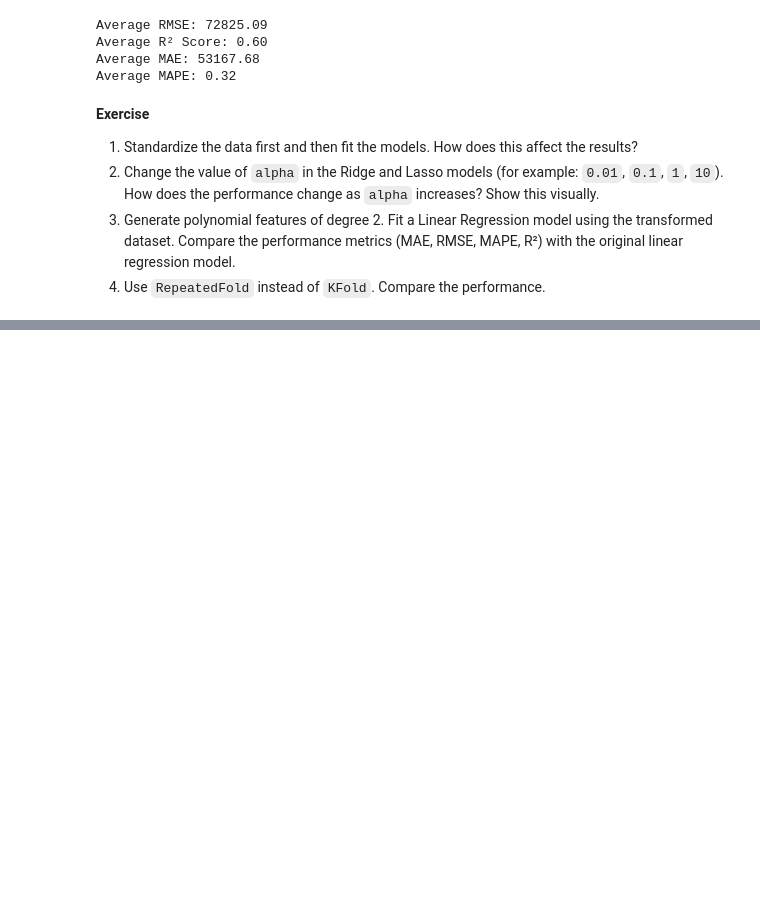
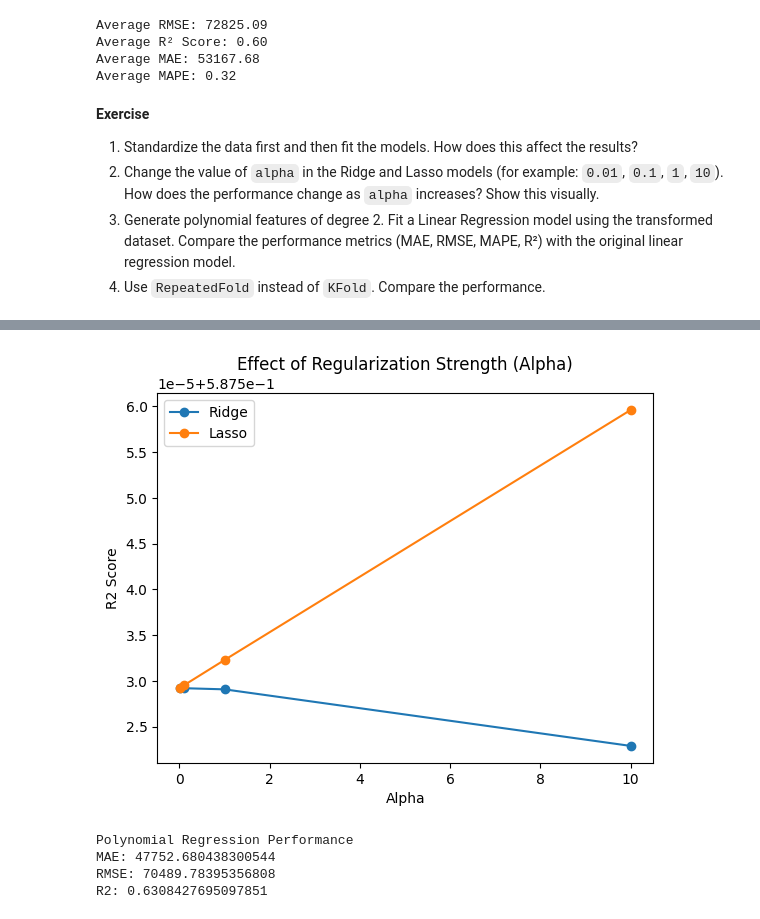
Before and after one commit to melissaviolet/Skill_growth_ds, a Jupyter notebook: Lab 3 - Regression.ipynb, the cells around one changed output, grey strips where cells are left out. Cells and saved outputs as stored; diff of their text form; code cells hidden in the pictures; blank space fills up the shorter version.

Commit message:
Scaling and alpah for Ridge and Lasso

```diff
--- a/Lab 3 - Regression.ipynb
+++ b/Lab 3 - Regression.ipynb
@@ -249,0 +307,64 @@ Average MAPE: 0.32
+# %%
+#Part 2
+#Test different alpha values and visualize the effect
+
+alphas = [0.01, 0.1, 1, 10]
+
+ridge_scores = []
+lasso_scores = []
+
+#Fit and predict for the different alphas
+for a in alphas:
+
+    ridge = Ridge(alpha=a)
+    lasso = Lasso(alpha=a)
+
+    ridge.fit(X_train_scaled, y_train)
+    lasso.fit(X_train_scaled, y_train)
+
+    ridge_pred = ridge.predict(X_test_scaled)
+    lasso_pred = lasso.predict(X_test_scaled)
+
+    ridge_scores.append(r2_score(y_test, ridge_pred))
+    lasso_scores.append(r2_score(y_test, lasso_pred))
+
+plt.plot(alphas, ridge_scores, marker="o", label="Ridge")
+plt.plot(alphas, lasso_scores, marker="o", label="Lasso")
+
+plt.xlabel("Alpha")
+plt.ylabel("R2 Score")
+plt.title("Effect of Regularization Strength (Alpha)")
+plt.legend()
+
+plt.show()
+# %% [output]
+[figure, added]
+# %%
+#Part 3
+#Generate polynomial features and train Linear Regression
+
+
+poly = PolynomialFeatures(degree=2)
+
+X_train_poly = poly.fit_transform(X_train_scaled)
+X_test_poly = poly.transform(X_test_scaled)
+
+lr_poly = LinearRegression()
+
+lr_poly.fit(X_train_poly, y_train)
+
+y_pred_poly = lr_poly.predict(X_test_poly)
+
+mae = mean_absolute_error(y_test, y_pred_poly)
+rmse = np.sqrt(mean_squared_error(y_test, y_pred_poly))
+r2 = r2_score(y_test, y_pred_poly)
+
+print("Polynomial Regression Performance")
+print("MAE:", mae)
+print("RMSE:", rmse)
+print("R2:", r2)
+# %% [output]
+Polynomial Regression Performance
+MAE: 47752.680438300544
+RMSE: 70489.78395356808
+R2: 0.6308427695097851
```
Also changed, not shown: parts of 6 cells of this notebook.
